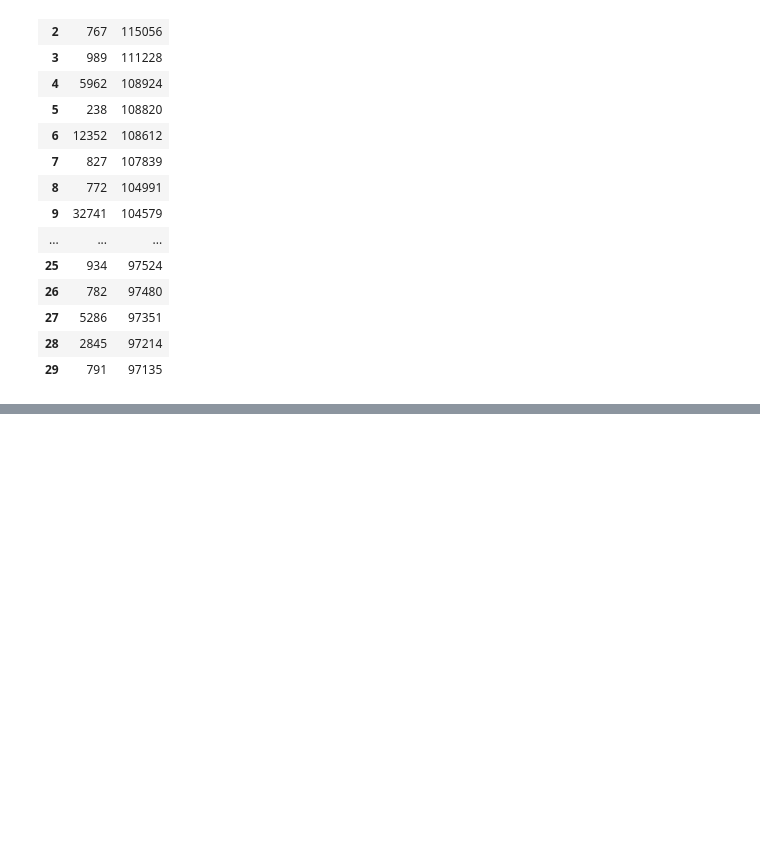
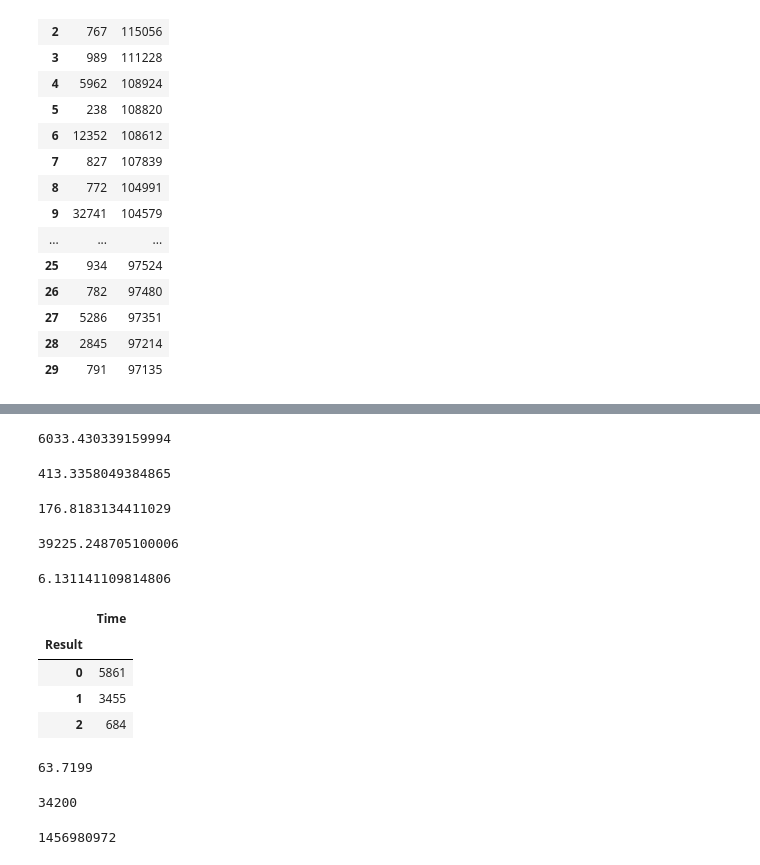
Before and after one commit to idea-iitd/ARRIVAL, a Jupyter notebook: Untitled.ipynb, the cells around one changed output, grey strips where cells are left out. Drawn from its saved outputs; the diff is of its cells as text; code cells hidden in the pictures; blank space fills up the shorter version.

```diff
--- a/Untitled.ipynb
+++ b/Untitled.ipynb
@@ -3,0 +1,23 @@ import numpy as np
+# %%
+import pandas as pd
+
+cons = ["gplus","dblp"]
+
+for a in cons:
+    ofile = open("../"+a+"/subgraphs/edgeLabel.txt",'w')
+    ifile = open("../"+a+"/edges.txt",'r')
+    labels = pd.read_csv("../"+a+"/labels.txt", delimiter = ' ', header = None, index_col = 0)
+    i = ifile.readline()
+    while i:
+        try:
+            q = list(labels.loc[int(i.split()[0])][1])
+            for j in q:
+                ofile.write(i.split()[0]+' '+i.split()[1]+' '+str(int(j))+'\n')
+        except:
+            try:
+                q = int(labels.loc[int(i.split()[0])][1])
+                ofile.write(i.split()[0]+' '+i.split()[1]+' '+str(q)+'\n')
+            except:
+                pass
+        i= ifile.readline()
+    ofile.close()
@@ -216,0 +245,4 @@ a
+# %%
+a = pd.read_csv("../dblp/querydb2.log", delimiter = ',')
+# %%
+b = pd.read_csv("../BBFS/dblpqdb2BBFS.txt", delimiter = ' ')
@@ -216,0 +317,36 @@ a
+# %%
+posbbfs
+# %% [output]
+6033.430339159994
+# %%
+posbbfs/posrr
+# %% [output]
+413.3358049384865
+# %%
+negbbfs/negrr
+# %% [output]
+176.8183134411029
+# %%
+(posbbfs+negbbfs-6840)
+# %% [output]
+39225.248705100006
+# %%
+(posbbfs-/(10000-negneg)
+# %% [output]
+6.131141109814806
+# %%
+b.groupby('Result').count()
+# %% [output]
+|  | Time |
+| Result |  |
+| 0 | 5861 |
+| 1 | 3455 |
+| 2 | 684 |
+# %%
+b['Time'].max()
+# %% [output]
+63.7199
+# %%
+60*684-6840
+# %% [output]
+34200
@@ -216,0 +357,4 @@ a
+# %%
+intlist[3]
+# %% [output]
+1456980972
```
Also changed, not shown: parts of 10 cells of this notebook, 14 other files.
